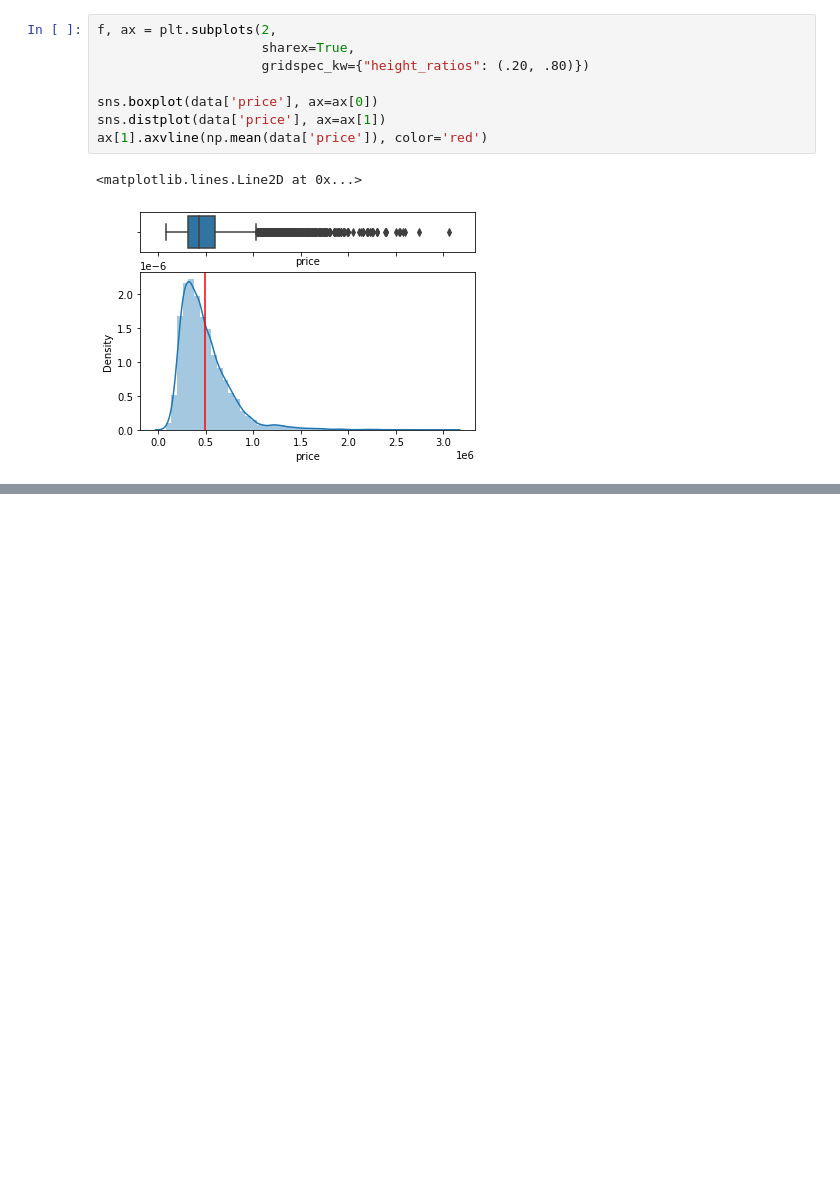
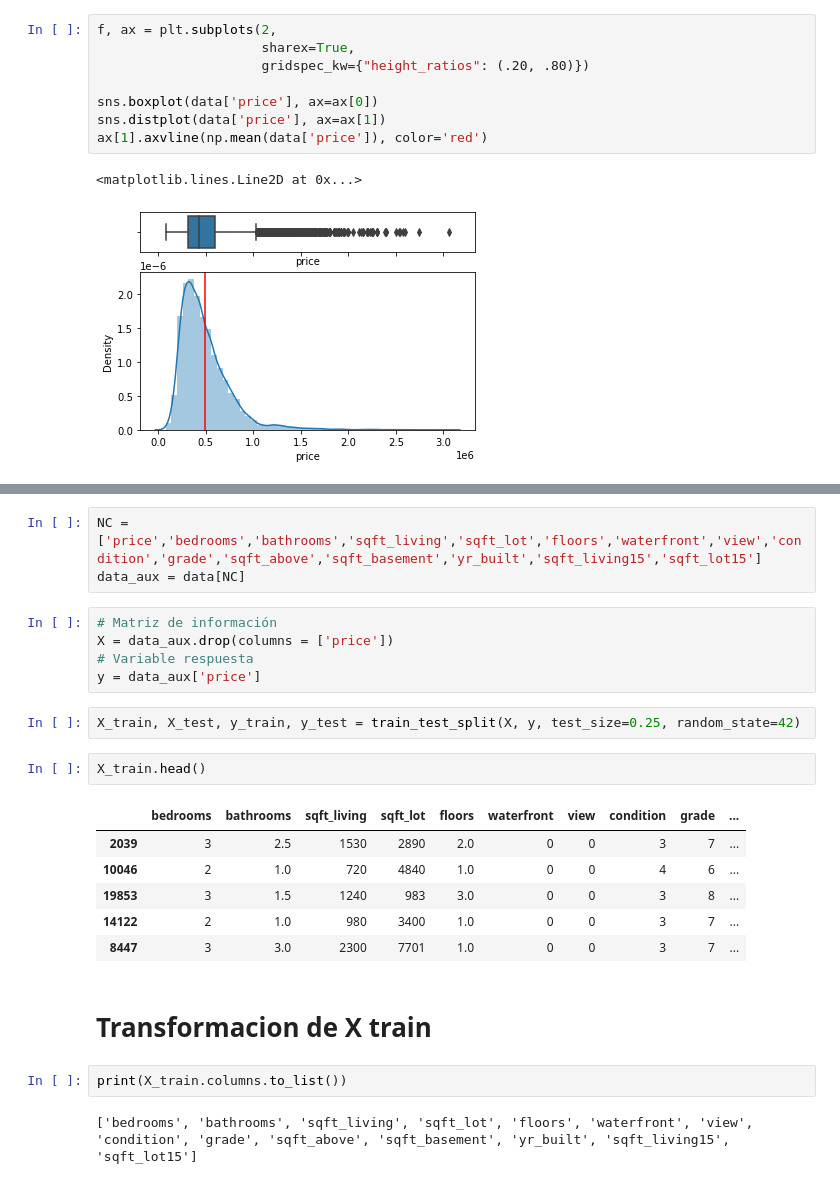
Before and after one commit to William-Roldan/Diplomado_Ciencia_de_datos, a Jupyter notebook: Note book/Primeros pasos, Machine learning.ipynb, the cells around one changed output, grey strips where cells are left out. Cells and saved outputs as stored; diff of their text form; blank space fills up the shorter version.

```diff
--- a/Note book/Primeros pasos, Machine learning.ipynb
+++ b/Note book/Primeros pasos, Machine learning.ipynb
@@ -149,0 +161,25 @@ ax[1].axvline(np.mean(data['price']), color='red')
+# %%
+NC = ['price','bedrooms','bathrooms','sqft_living','sqft_lot','floors','waterfront','view','condition','grade','sqft_above','sqft_basement','yr_built','sqft_living15','sqft_lot15']
+data_aux = data[NC]
+# %%
+# Matriz de información
+X = data_aux.drop(columns = ['price'])
+# Variable respuesta
+y = data_aux['price']
+# %%
+X_train, X_test, y_train, y_test = train_test_split(X, y, test_size=0.25, random_state=42)
+# %%
+X_train.head()
+# %% [output]
+|  | bedrooms | bathrooms | sqft_living | sqft_lot | floors | waterfront | view | condition | grade | ... |
+| 2039 | 3 | 2.5 | 1530 | 2890 | 2.0 | 0 | 0 | 3 | 7 | ... |
+| 10046 | 2 | 1.0 | 720 | 4840 | 1.0 | 0 | 0 | 4 | 6 | ... |
+| 19853 | 3 | 1.5 | 1240 | 983 | 3.0 | 0 | 0 | 3 | 8 | ... |
+| 14122 | 2 | 1.0 | 980 | 3400 | 1.0 | 0 | 0 | 3 | 7 | ... |
+| 8447 | 3 | 3.0 | 2300 | 7701 | 1.0 | 0 | 0 | 3 | 7 | ... |
+# %% [markdown]
+# Transformacion de X train
+# %%
+print(X_train.columns.to_list())
+# %% [output]
+['bedrooms', 'bathrooms', 'sqft_living', 'sqft_lot', 'floors', 'waterfront', 'view', 'condition', 'grade', 'sqft_above', 'sqft_basement', 'yr_built', 'sqft_living15', 'sqft_lot15']
```
Also changed, not shown: parts of 12 cells of this notebook, 18 other files.
